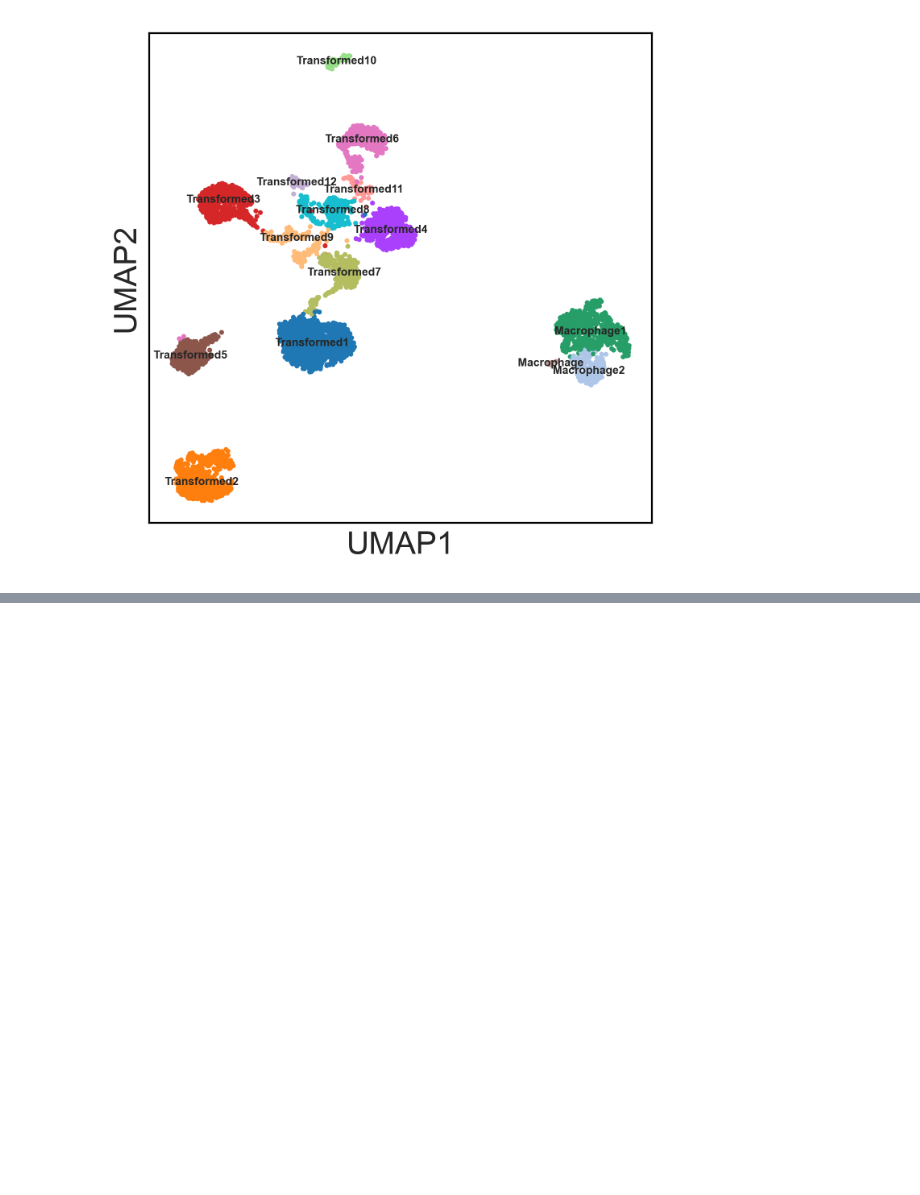
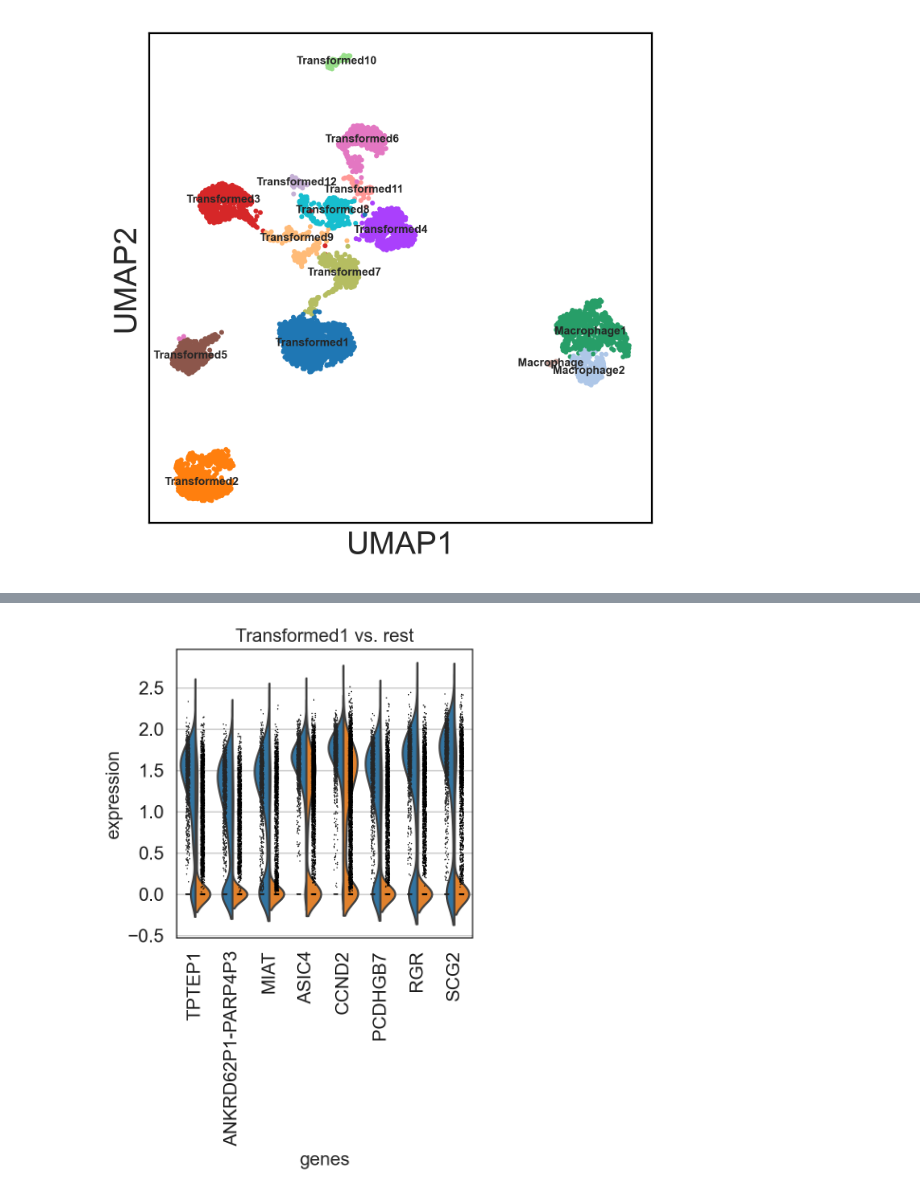
Before and after one commit to Champions-Oncology/Workspaces, a Jupyter notebook: 2examples_in_Python/astrocytoma_glioblastoma_in_python.ipynb, the cells around one changed output, grey strips where cells are left out. Saved outputs shown, nothing was run; the diff lists cells and outputs as text; code cells hidden in the pictures; blank space fills up the shorter version.

```diff
--- a/2examples_in_Python/astrocytoma_glioblastoma_in_python.ipynb
+++ b/2examples_in_Python/astrocytoma_glioblastoma_in_python.ipynb
@@ -238,0 +244,4 @@ sc.pl.umap(adata, color='leiden', legend_loc='on data',
+# %%
+sc.pl.rank_genes_groups_violin(adata, groups='Transformed1', n_genes=8)
+# %% [output]
+[figure, added]
```
Also changed, not shown: parts of 1 cell of this notebook.
